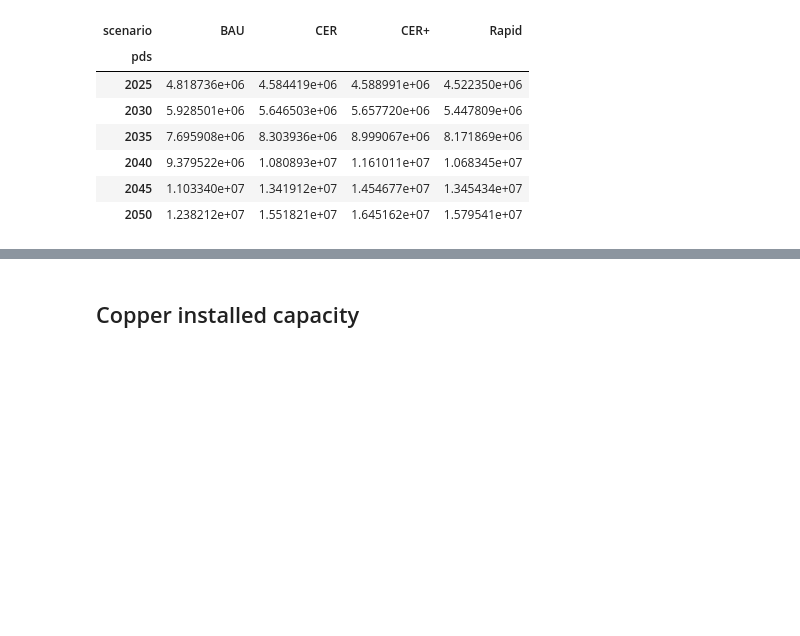
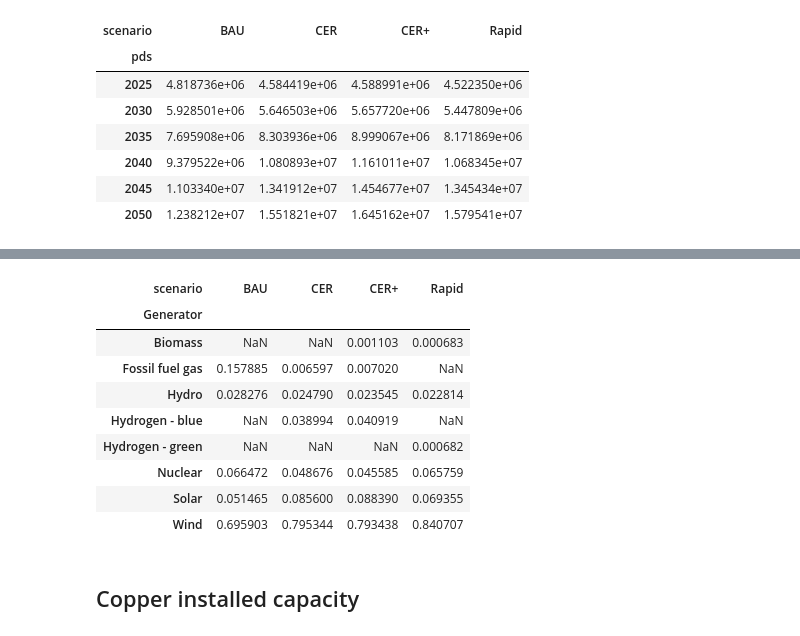
Before and after one commit to david-huck/canadopt, a Jupyter notebook: sandbox.ipynb, the cells around one changed output, grey strips where cells are left out. Saved outputs shown, nothing was run; the diff lists cells and outputs as text; code cells hidden in the pictures; blank space fills up the shorter version.

```diff
--- a/sandbox.ipynb
+++ b/sandbox.ipynb
@@ -503,3 +614,16 @@ scen_supply_share_df = scen_supply_share_df.groupby(["pds","Generator","scenario
+# %%
+scen_supply_share_df.query("pds==2050").pivot(columns="scenario",index="Generator",values="value")
+# %% [output]
+| scenario | BAU | CER | CER+ | Rapid |
+| Generator |  |  |  |  |
+| Biomass | NaN | NaN | 0.001103 | 0.000683 |
+| Fossil fuel gas | 0.157885 | 0.006597 | 0.007020 | NaN |
+| Hydro | 0.028276 | 0.024790 | 0.023545 | 0.022814 |
+| Hydrogen - blue | NaN | 0.038994 | 0.040919 | NaN |
+| Hydrogen - green | NaN | NaN | NaN | 0.000682 |
+| Nuclear | 0.066472 | 0.048676 | 0.045585 | 0.065759 |
+| Solar | 0.051465 | 0.085600 | 0.088390 | 0.069355 |
+| Wind | 0.695903 | 0.795344 | 0.793438 | 0.840707 |
 # %%
 import plotly.express as px
 from abetam.figures import sciencify_plotly_fig
```
Also changed, not shown: parts of 9 cells of this notebook, 1 other file.
